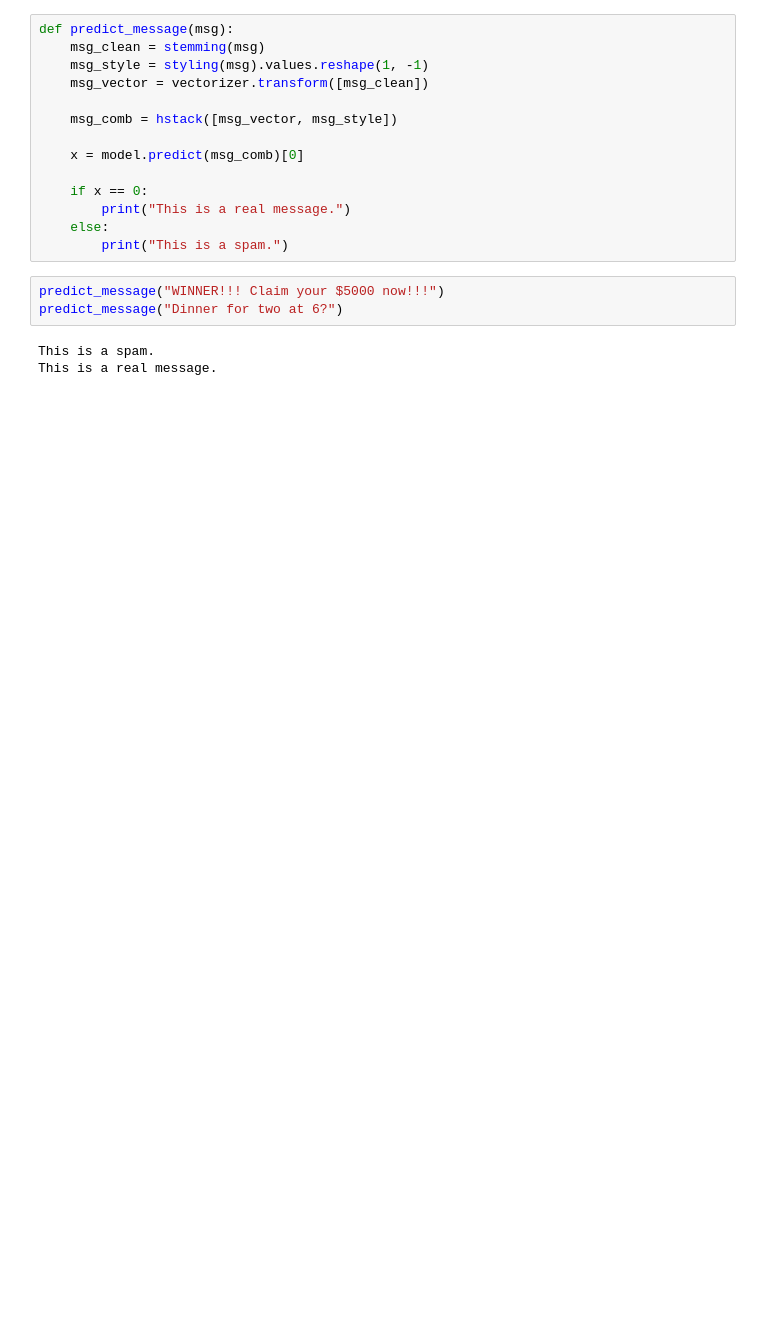
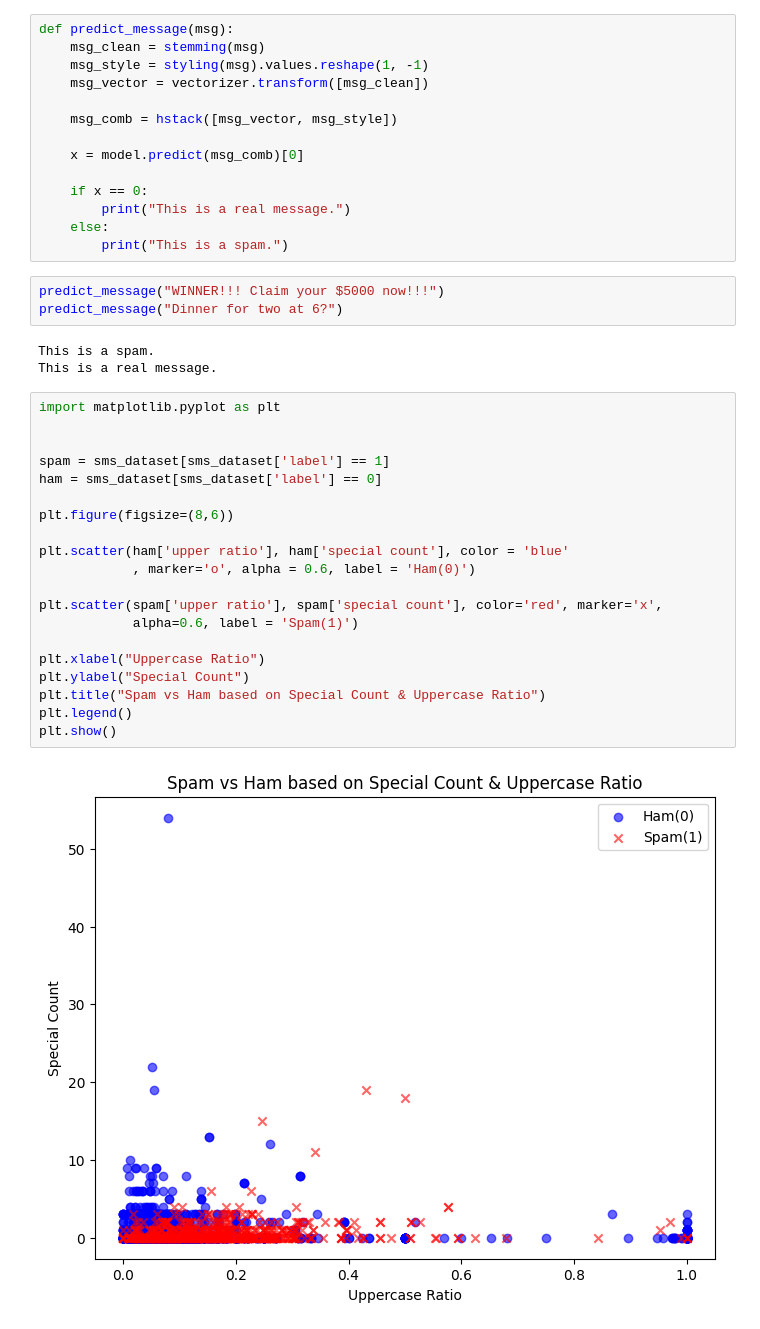
Before and after one commit to laurefindele-o-catto/ML-Projects, a Jupyter notebook: spam sms/spam checker.ipynb, the cells around one changed output. Saved outputs shown, nothing was run; the diff lists cells and outputs as text; blank space fills up the shorter version.

```diff
--- a/spam sms/spam checker.ipynb
+++ b/spam sms/spam checker.ipynb
@@ -201,3 +201,25 @@ predict_message("Dinner for two at 6?")
 # %% [output]
 This is a spam.
 This is a real message.
+# %%
+import matplotlib.pyplot as plt
+
+
+spam = sms_dataset[sms_dataset['label'] == 1]
+ham = sms_dataset[sms_dataset['label'] == 0]
+
+plt.figure(figsize=(8,6))
+
+plt.scatter(ham['upper ratio'], ham['special count'], color = 'blue'
+            , marker='o', alpha = 0.6, label = 'Ham(0)')
+
+plt.scatter(spam['upper ratio'], spam['special count'], color='red', marker='x',
+            alpha=0.6, label = 'Spam(1)')
+
+plt.xlabel("Uppercase Ratio")
+plt.ylabel("Special Count")
+plt.title("Spam vs Ham based on Special Count & Uppercase Ratio")
+plt.legend()
+plt.show()
+# %% [output]
+[figure, added]
```
Also changed, not shown: parts of 5 cells of this notebook.
